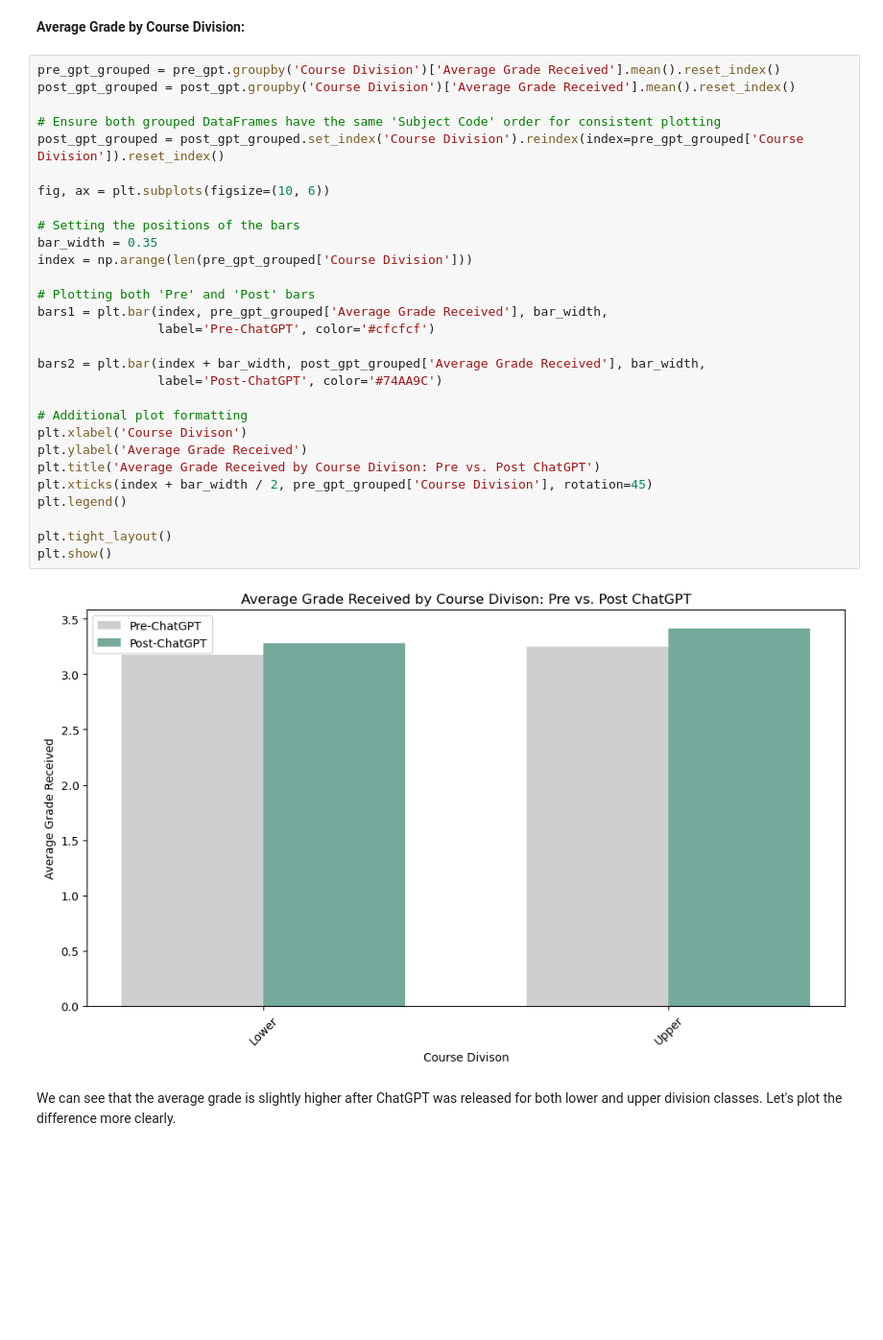
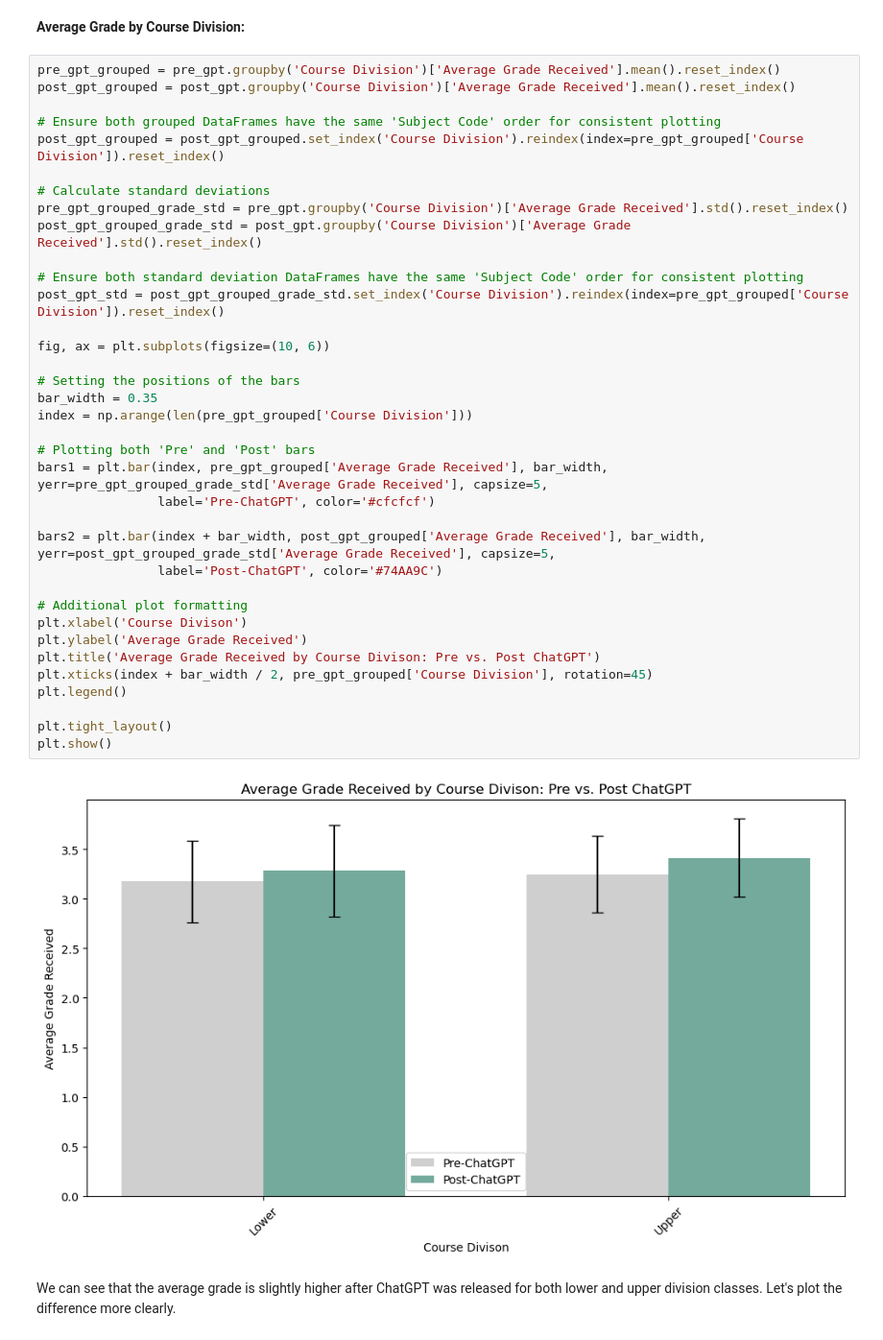
Before and after one commit to aydintabai/AI-Academic-Impact-Case-Study, a Jupyter notebook: FinalProject_Group112_WI24.ipynb, the cells around one changed output. Shown at 96% size. Cells and saved outputs as stored; diff of their text form; blank space fills up the shorter version.

```diff
--- a/FinalProject_Group112_WI24.ipynb
+++ b/FinalProject_Group112_WI24.ipynb
@@ -1026,34 +1033,41 @@ Name: Average Grade Received, dtype: float64
 # %%
 pre_gpt_grouped = pre_gpt.groupby('Course Division')['Average Grade Received'].mean().reset_index()
 post_gpt_grouped = post_gpt.groupby('Course Division')['Average Grade Received'].mean().reset_index()
 
 # Ensure both grouped DataFrames have the same 'Subject Code' order for consistent plotting
 post_gpt_grouped = post_gpt_grouped.set_index('Course Division').reindex(index=pre_gpt_grouped['Course Division']).reset_index()
+
+# Calculate standard deviations
+pre_gpt_grouped_grade_std = pre_gpt.groupby('Course Division')['Average Grade Received'].std().reset_index()
+post_gpt_grouped_grade_std = post_gpt.groupby('Course Division')['Average Grade Received'].std().reset_index()
+
+# Ensure both standard deviation DataFrames have the same 'Subject Code' order for consistent plotting
+post_gpt_std = post_gpt_grouped_grade_std.set_index('Course Division').reindex(index=pre_gpt_grouped['Course Division']).reset_index()
 
 fig, ax = plt.subplots(figsize=(10, 6))
 
 # Setting the positions of the bars
 bar_width = 0.35
 index = np.arange(len(pre_gpt_grouped['Course Division']))
 
 # Plotting both 'Pre' and 'Post' bars
-bars1 = plt.bar(index, pre_gpt_grouped['Average Grade Received'], bar_width,
+bars1 = plt.bar(index, pre_gpt_grouped['Average Grade Received'], bar_width, yerr=pre_gpt_grouped_grade_std['Average Grade Received'], capsize=5,
                 label='Pre-ChatGPT', color='#cfcfcf')
 
-bars2 = plt.bar(index + bar_width, post_gpt_grouped['Average Grade Received'], bar_width,
+bars2 = plt.bar(index + bar_width, post_gpt_grouped['Average Grade Received'], bar_width, yerr=post_gpt_grouped_grade_std['Average Grade Received'], capsize=5,
                 label='Post-ChatGPT', color='#74AA9C')
 
 # Additional plot formatting
 plt.xlabel('Course Divison')
 plt.ylabel('Average Grade Received')
 plt.title('Average Grade Received by Course Divison: Pre vs. Post ChatGPT')
 plt.xticks(index + bar_width / 2, pre_gpt_grouped['Course Division'], rotation=45)
 plt.legend()
 
 plt.tight_layout()
 plt.show()
 # %% [output]
-[figure, old version]
+[figure, new version]
 # %% [markdown]
 We can see that the average grade is slightly higher after ChatGPT was released for both lower and upper division classes. Let's plot the difference more clearly.
 # %%
```
Also changed, not shown: parts of 1 cell of this notebook.
